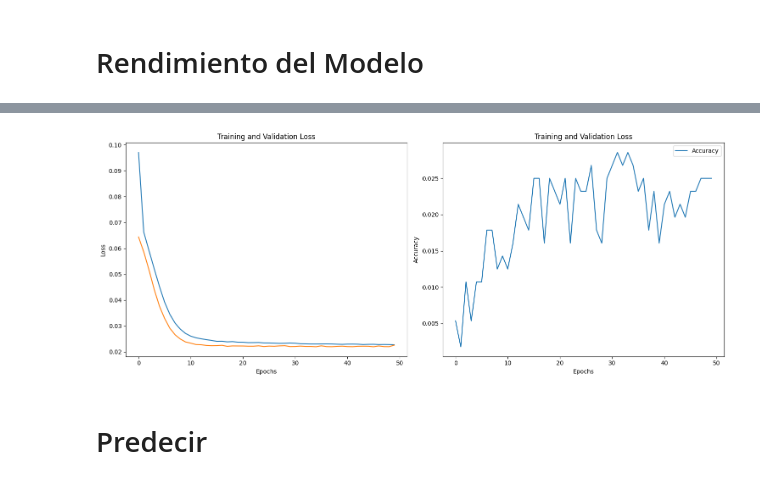
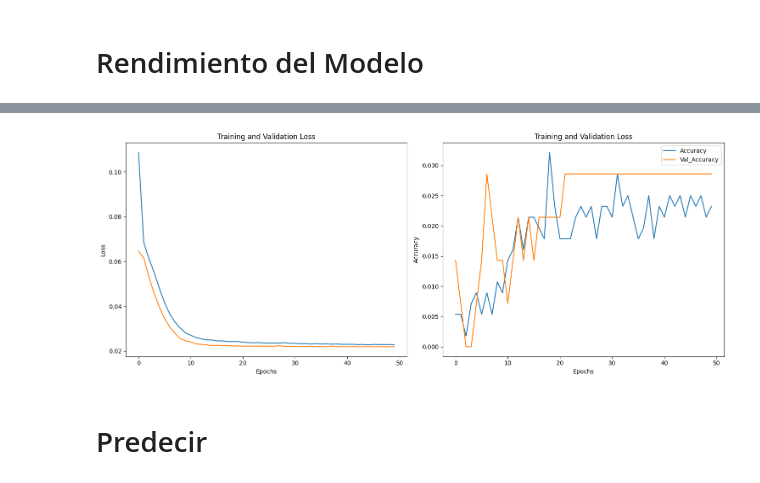
Before and after one commit to dramirezbe/Signal-theory, a Jupyter notebook: Random-signal-analysis/PSD_Estimation_David_Ramirez_Betancourth.ipynb, the cells around one changed output, grey strips where cells are left out. Cells and saved outputs as stored; diff of their text form; code cells hidden in the pictures.

```diff
--- a/Random-signal-analysis/PSD_Estimation_David_Ramirez_Betancourth.ipynb
+++ b/Random-signal-analysis/PSD_Estimation_David_Ramirez_Betancourth.ipynb
@@ -96,7 +101,7 @@ model = Sequential([
     tf.keras.Input(shape=(N,)), #Capa de entrada
     Dense(N//2, activation='relu'), #Capa oculta
     Dropout(0.5), #Dropout para no sobreajuste
-    Dense(N//4, activation='relu'), # Capa oculta
+    Dense(N//4, activation='elu'), # Capa oculta
     Dense(128, activation='relu'), #Capa oculta
     Dense(nperseg//2 + 1) #Capa de salida
 ])
@@ -138,6 +143,7 @@ axs[0].set_title('Training and Validation Loss')
 axs[0].set_xlabel('Epochs')
 axs[0].set_ylabel('Loss')
 axs[1].plot(history.history['accuracy'], label='Accuracy')
+axs[1].plot(history.history['val_accuracy'], label='Val_Accuracy')
 axs[1].set_title('Training and Validation Loss')
 axs[1].set_xlabel('Epochs')
 axs[1].set_ylabel('Accuracy')
@@ -150,4 +156,4 @@ Test Loss: 0.022923605516552925, Test MAE: 0.023333333432674408
-[figure, old version]
+[figure, new version]
 # %% [markdown]
 # Predecir
 # %%
```
Also changed, not shown: parts of 8 cells of this notebook.
